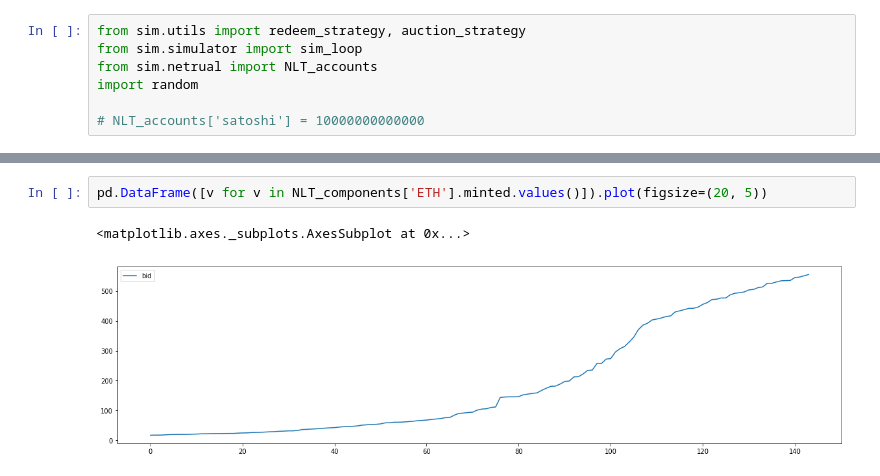
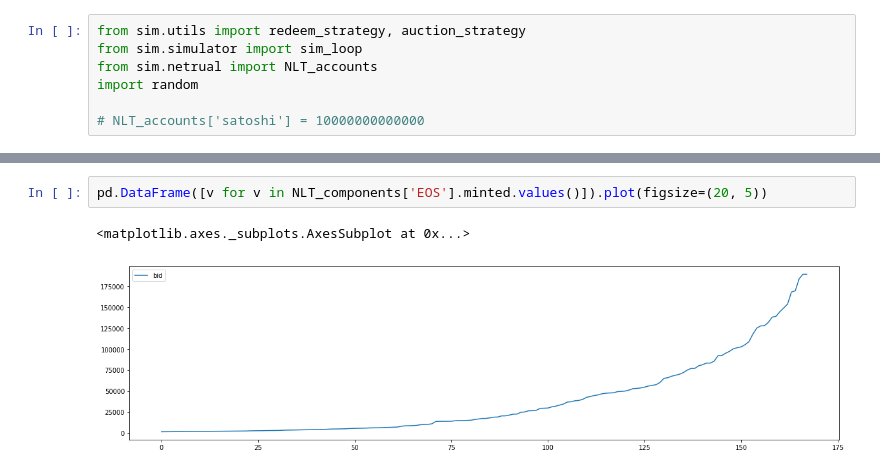
Before and after one commit to winkidney/ntl_sim, a Jupyter notebook: Visualization.ipynb, the cells around one changed output, grey strips where cells are left out. Saved outputs shown, nothing was run; the diff lists cells and outputs as text.

```diff
--- a/Visualization.ipynb
+++ b/Visualization.ipynb
@@ -137,8 +195,8 @@ pd.DataFrame([v for v in NLT_components['MANA'].minted.values()]).plot(figsize=(
 # %%
-pd.DataFrame([v for v in NLT_components['ETH'].minted.values()]).plot(figsize=(20, 5))
+pd.DataFrame([v for v in NLT_components['EOS'].minted.values()]).plot(figsize=(20, 5))
 # %% [output]
 <matplotlib.axes._subplots.AxesSubplot at 0x...>
-[figure, old version]
+[figure, new version]
 # %%
 pd.DataFrame([v for v in NLT_components['IOST'].minted.values()]).plot(figsize=(20, 5))
 # %% [output]
```
Also changed, not shown: parts of 18 cells of this notebook, 2 other files.
